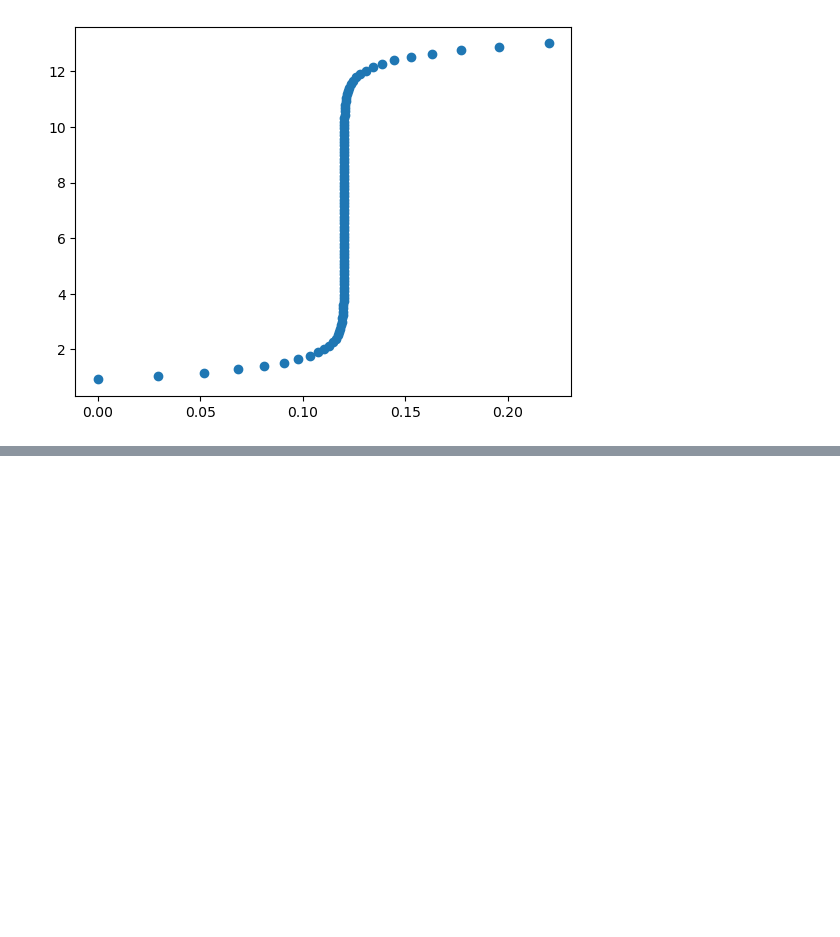
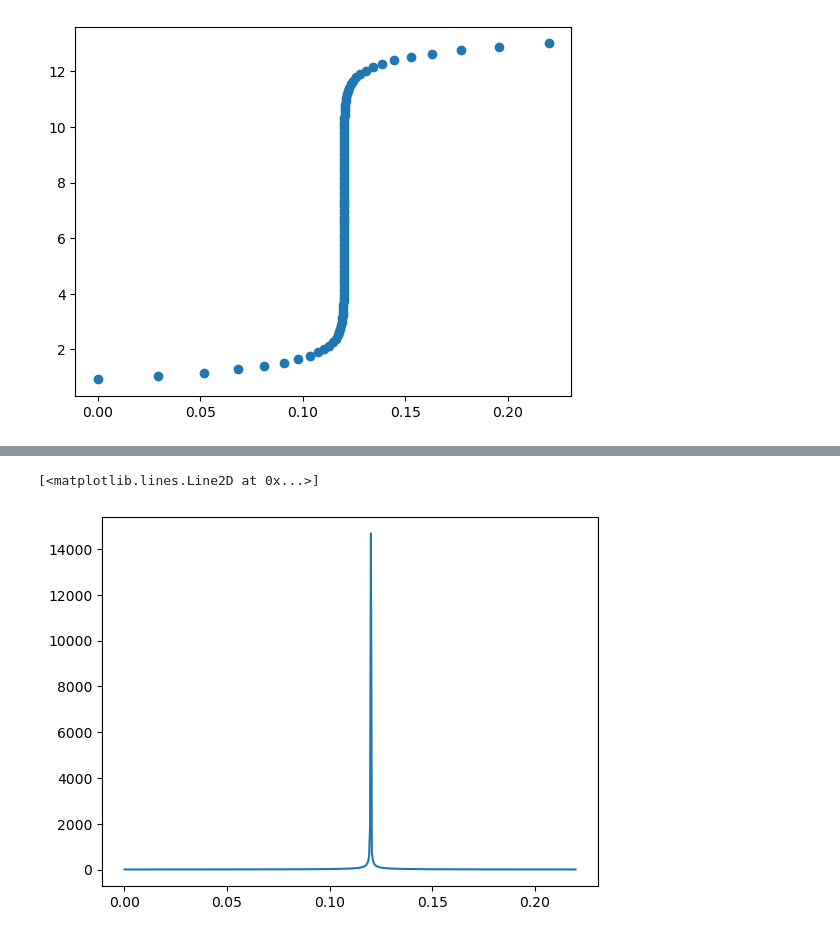
Before and after one commit to blinkletter/3530Biochem, a Jupyter notebook: TitrationAgain.ipynb, the cells around one changed output, grey strips where cells are left out. Saved outputs shown, nothing was run; the diff lists cells and outputs as text; code cells hidden in the pictures; blank space fills up the shorter version.

```diff
--- a/TitrationAgain.ipynb
+++ b/TitrationAgain.ipynb
@@ -112,0 +158,8 @@ plt.plot(x,y,"o")
+# %%
+der = np.diff(y1) / np.diff(x1)
+x2 = (x1[:-1] + x1[1:]) / 2
+
+plt.plot(x2,der,"-")
+# %% [output]
+[<matplotlib.lines.Line2D at 0x...>]
+[figure, added]
```
Also changed, not shown: parts of 4 cells of this notebook, 2 other files.
